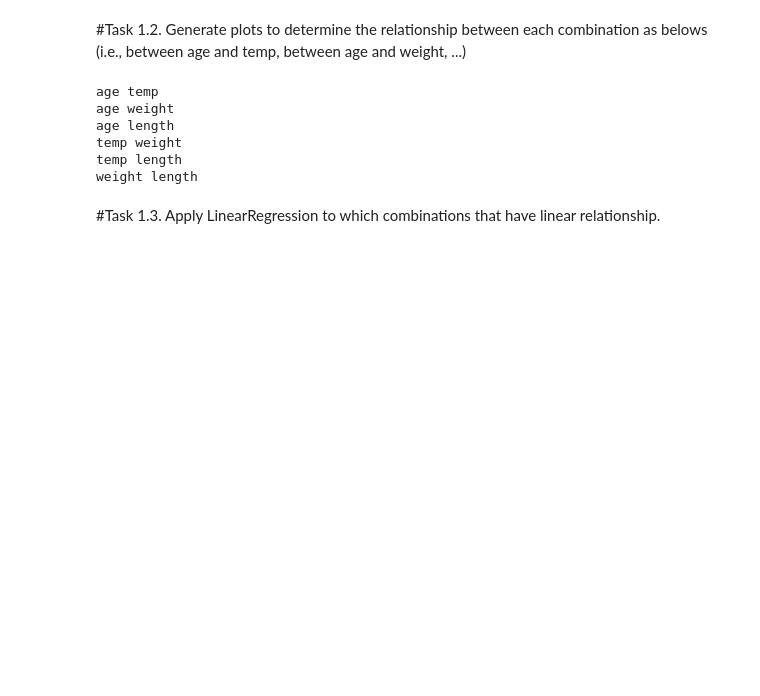
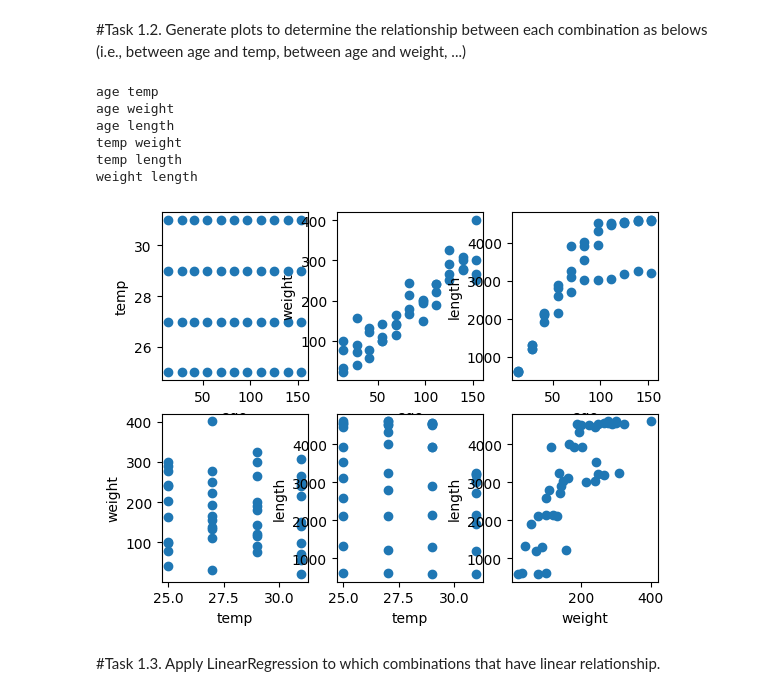
Before and after one commit to PhamTienLoc/Lab_DM, a Jupyter notebook: Lab_5_21130429_PhamTienLoc.ipynb, the cells around one changed output. Drawn from its saved outputs; the diff is of its cells as text; code cells hidden in the pictures; blank space fills up the shorter version.

```diff
--- a/Lab_5_21130429_PhamTienLoc.ipynb
+++ b/Lab_5_21130429_PhamTienLoc.ipynb
@@ -64,21 +63,43 @@ from sklearn.feature_selection import f_regression
+# %%
+#code
+ds1 = pd.read_csv('dataset1.csv')
+
+length = ds1['length']
+weight = ds1['weight']
+
+features = ds1['age'].values.reshape(-1,1)
+
+length_train, length_test, length_target_train, length_target_test = train_test_split(features,length, test_size=0.3, random_state=42)
+
+weight_train, weight_test, weight_target_train, weight_target_test = train_test_split(features,weight, test_size=0.3, random_state=42)
 # %% [markdown]
 #Task 1.2. Generate plots to determine the relationship between each combination as belows (i.e., between age and temp, between age and weight, ...)
 # %%
 #code
 # a list of all columns
-features = [ 'age', 'temp', 'weight', 'length' ]
-
+feature_list = [ 'age', 'temp', 'weight', 'length' ]
+ix = 1
+fig = plt.figure()
 # generate all combinations of considered columns
-combinations = itertools.combinations(features, 2)
+combinations = itertools.combinations(feature_list, 2)
 for com in combinations:
   print(com[0], com[1])
+  axs = fig.add_subplot(2,3, ix)
+
+  axs.scatter(ds1[com[0]], ds1[com[1]])
+
+  axs.set_xlabel(com[0])
+  axs.set_ylabel(com[1])
+
+  ix+=1
 # %% [output]
 age temp
 age weight
 age length
 temp weight
 temp length
 weight length
+[figure, added]
 # %%
 #code
 # %% [markdown]
```
Also changed, not shown: parts of 11 cells of this notebook.
